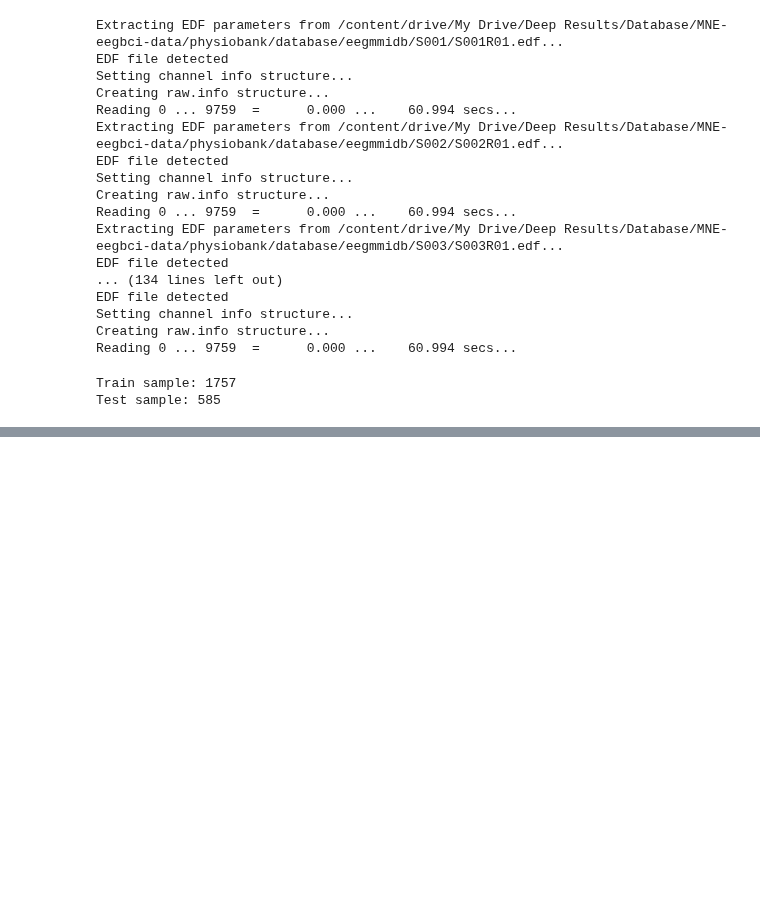
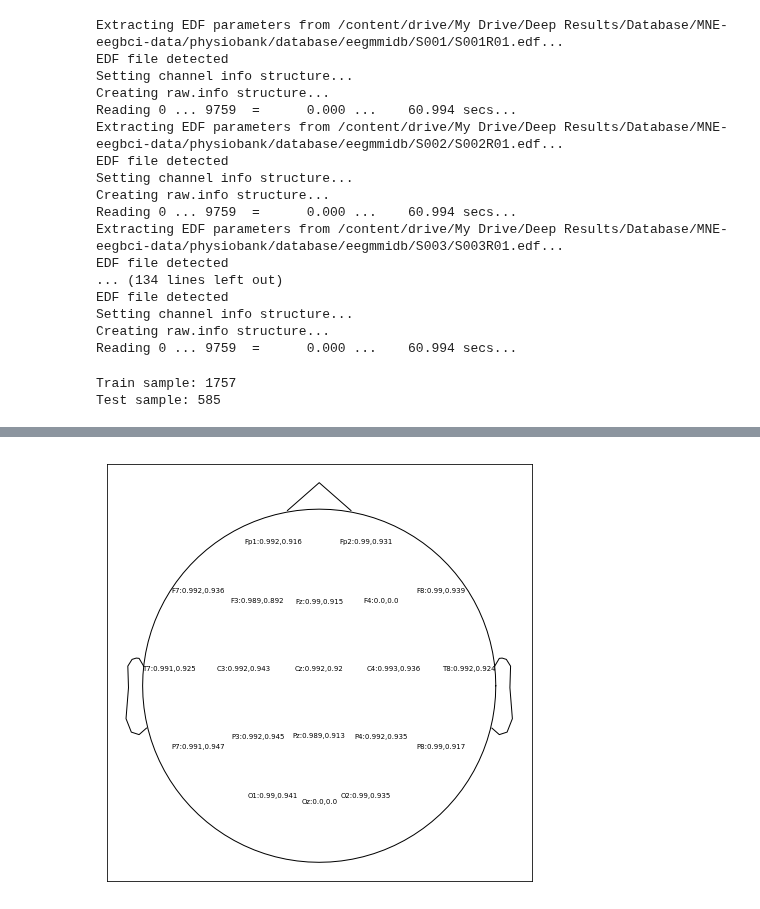
Before and after one commit to HJBJalaly/DLeeg, a Jupyter notebook: best channel/Mine/Search_3Ch_Base_Normal.ipynb, the cells around one changed output, grey strips where cells are left out. Saved outputs shown, nothing was run; the diff lists cells and outputs as text; code cells hidden in the pictures; blank space fills up the shorter version.

```diff
--- a/best channel/Mine/Search_3Ch_Base_Normal.ipynb
+++ b/best channel/Mine/Search_3Ch_Base_Normal.ipynb
@@ -471,16 +470,16 @@ ImageFileName='SearchSpaceResult_3Ch_('+str(Best1Channel[0])+'_'+str(Best1Channe
 
 if RemoveBaseLine==0:
   ResultFileName=ResultFileName+'_RemoveBaseLineOff'
-  ChannelFileName=ResultFileName+'_RemoveBaseLineOff'
-  ImageFileName=ResultFileName+'_RemoveBaseLineOff'
+  ChannelFileName=ChannelFileName+'_RemoveBaseLineOff'
+  ImageFileName=ImageFileName+'_RemoveBaseLineOff'
 else:
   ResultFileName=ResultFileName+'_RemoveBaseLineOn'
-  ChannelFileName=ResultFileName+'_RemoveBaseLineOn'
-  ImageFileName=ResultFileName+'_RemoveBaseLineOn'
+  ChannelFileName=ChannelFileName+'_RemoveBaseLineOn'
+  ImageFileName=ImageFileName+'_RemoveBaseLineOn'
 
 ResultFileName=ResultFileName+'_'+TodayStr+'.csv'
-ChannelFileName=ResultFileName+'_'+TodayStr+'.csv'
-ImageFileName=ResultFileName+'_'+TodayStr+'.pdf'
+ChannelFileName=ChannelFileName+'_'+TodayStr+'.csv'
+ImageFileName=ImageFileName+'_'+TodayStr+'.pdf'
 
 
 # Visualize
@@ -496,30 +495,32 @@ for i in range(len(Search_Space_Channel)):
     biosemi_Acc.names[index]=biosemi_layout.names[index]+":"+str(np.round(SearchSpaceResult[i][1],3))+\
                                                          ","+str(np.round(SearchSpaceResult[i][5],3))
 
 ImageEEG=biosemi_Acc.plot()
 # plt.title("Channel Name : Training Acc.  > Test Acc.",pad=-12)
 
 
 # Save
 ImageEEG.savefig(ImageFileName)
 
 with open(ResultFileName, 'w+') as csvfile:
     spamwriter = csv.writer(csvfile, delimiter=',',
                             quotechar='|', quoting=csv.QUOTE_MINIMAL)
     spamwriter.writerows(SearchSpaceResult)
 
 with open(ChannelFileName, 'w+') as csvfile:
     spamwriter = csv.writer(csvfile, delimiter=',',
                             quotechar='|', quoting=csv.QUOTE_MINIMAL)
     spamwriter.writerow(Search_Space_Channel)
     spamwriter.writerow(Search_Space_Channel_Name)
 
 # Downlaod
 import os
 while os.path.isfile(ResultFileName)==False:
   print('wait')
   time.sleep(1)
 
 files.download(ResultFileName)
 files.download(ChannelFileName)
 files.download(ImageFileName)
+# %% [output]
+[figure, added]
```
Also changed, not shown: parts of 4 cells of this notebook.
